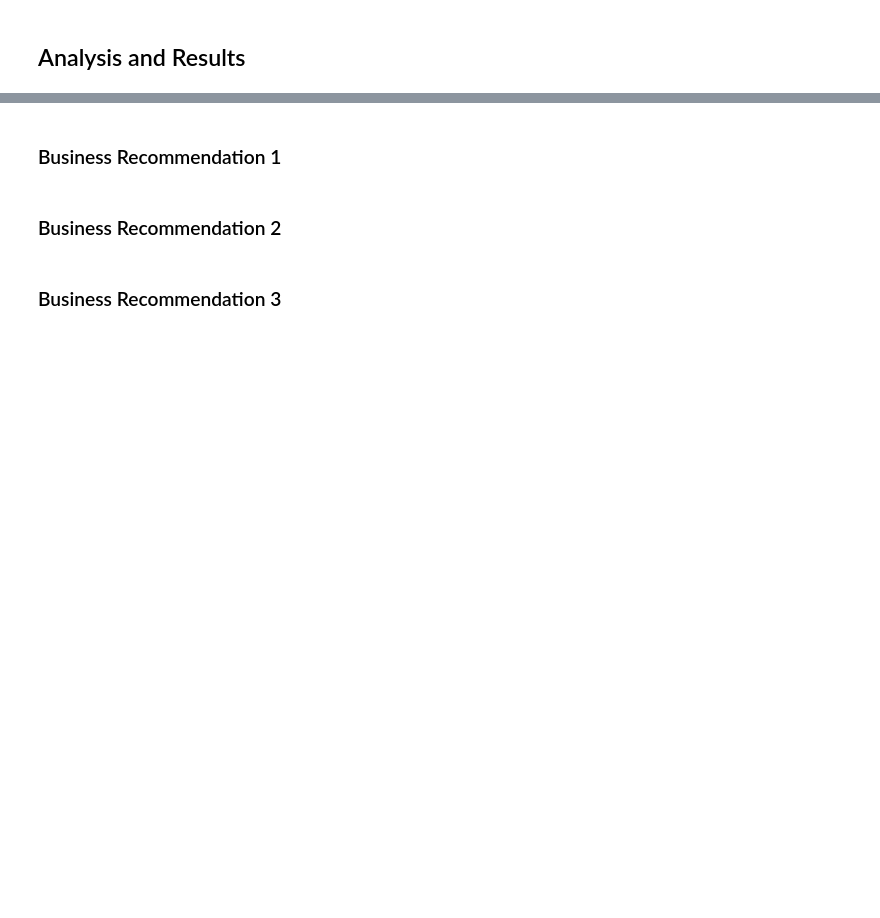
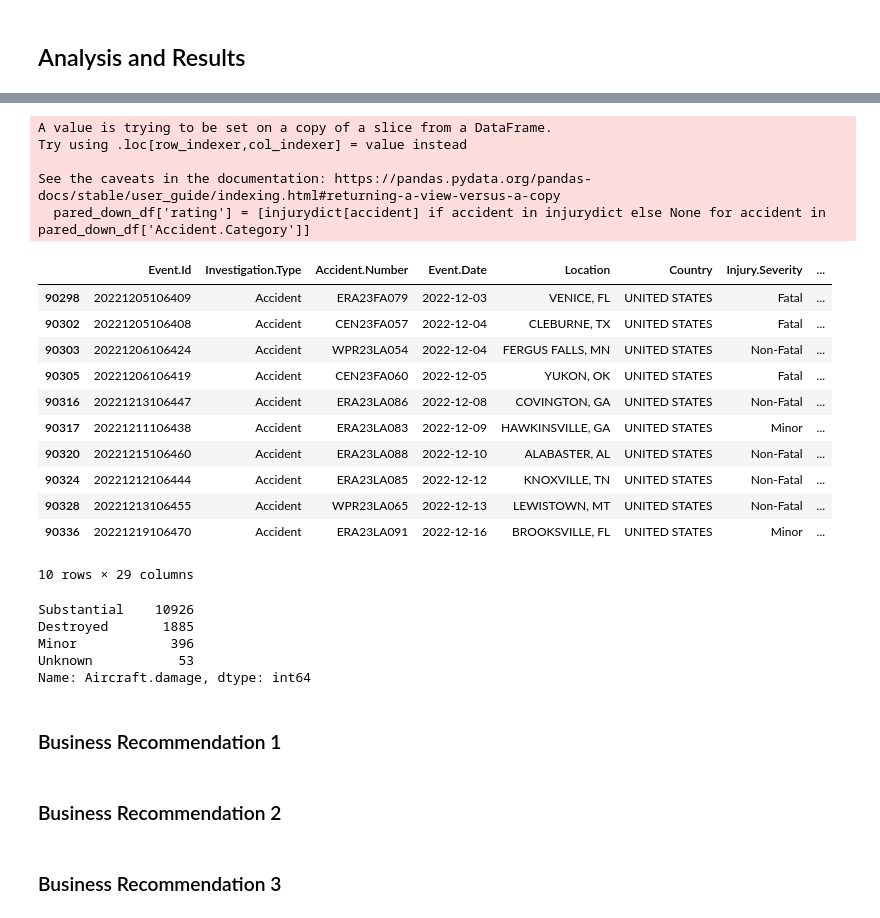
Before and after one commit to falloutb1tch/AvionicSafetyReport, a Jupyter notebook: Final.ipynb, the cells around one changed output, grey strips where cells are left out. Drawn from its saved outputs; the diff is of its cells as text; code cells hidden in the pictures; blank space fills up the shorter version.

```diff
--- a/Final.ipynb
+++ b/Final.ipynb
@@ -625,0 +630,8 @@ pared_down_df['Injury.Severity'].isna().sum()
+# %%
+for index, row in pared_down_df.iterrows():
+    if row['Total.Fatal.Injuries'] > 0:
+        pared_down_df.loc[index, 'Accident.Category'] = 'Fatal'
+    elif row['Total.Serious.Injuries'] > 0:
+        pared_down_df.loc[index, 'Accident.Category'] = 'Serious'
+    else:
+        pared_down_df.loc[index, 'Accident.Category'] = 'Minor'
@@ -625,0 +649,2 @@ pared_down_df['Injury.Severity'].isna().sum()
+# %%
+pared_down_df = pared_down_df.dropna(subset=['Aircraft.damage'])
@@ -625,0 +659,2 @@ pared_down_df['Injury.Severity'].isna().sum()
+# %%
+pared_down_df = pared_down_df[pared_down_df['Aircraft.damage']]
@@ -631,3 +665,38 @@ TypeError: 'method' object is not subscriptable
+# %%
+InjurySeverity=['Minor', 'Serious', 'Fatal']
+InjuryRating=[1,2,3]
+injurydict=dict(zip(InjurySeverity,InjuryRating))
+
+
+
+pared_down_df['rating'] = [injurydict[accident] if accident in injurydict else None for accident in pared_down_df['Accident.Category']]
+pared_down_df.tail(10)
+# %% [output]
+A value is trying to be set on a copy of a slice from a DataFrame.
+Try using .loc[row_indexer,col_indexer] = value instead
+
+See the caveats in the documentation: https://pandas.pydata.org/pandas-docs/stable/user_guide/indexing.html#returning-a-view-versus-a-copy
+  pared_down_df['rating'] = [injurydict[accident] if accident in injurydict else None for accident in pared_down_df['Accident.Category']]
+|  | Event.Id | Investigation.Type | Accident.Number | Event.Date | Location | Country | Injury.Severity | ... |
+| 90298 | 20221205106409 | Accident | ERA23FA079 | 2022-12-03 | VENICE, FL | UNITED STATES | Fatal | ... |
+| 90302 | 20221205106408 | Accident | CEN23FA057 | 2022-12-04 | CLEBURNE, TX | UNITED STATES | Fatal | ... |
+| 90303 | 20221206106424 | Accident | WPR23LA054 | 2022-12-04 | FERGUS FALLS, MN | UNITED STATES | Non-Fatal | ... |
+| 90305 | 20221206106419 | Accident | CEN23FA060 | 2022-12-05 | YUKON, OK | UNITED STATES | Fatal | ... |
+| 90316 | 20221213106447 | Accident | ERA23LA086 | 2022-12-08 | COVINGTON, GA | UNITED STATES | Non-Fatal | ... |
+| 90317 | 20221211106438 | Accident | ERA23LA083 | 2022-12-09 | HAWKINSVILLE, GA | UNITED STATES | Minor | ... |
+| 90320 | 20221215106460 | Accident | ERA23LA088 | 2022-12-10 | ALABASTER, AL | UNITED STATES | Non-Fatal | ... |
+| 90324 | 20221212106444 | Accident | ERA23LA085 | 2022-12-12 | KNOXVILLE, TN | UNITED STATES | Non-Fatal | ... |
+| 90328 | 20221213106455 | Accident | WPR23LA065 | 2022-12-13 | LEWISTOWN, MT | UNITED STATES | Non-Fatal | ... |
+| 90336 | 20221219106470 | Accident | ERA23LA091 | 2022-12-16 | BROOKSVILLE, FL | UNITED STATES | Minor | ... |
+10 rows × 29 columns
+# %%
+pared_down_df['Aircraft.damage'].value_counts()
+# %% [output]
+Substantial    10926
+Destroyed       1885
+Minor            396
+Unknown           53
+Name: Aircraft.damage, dtype: int64
 # %% [markdown]
 ### Business Recommendation 1
 # %% [markdown]
```
Also changed, not shown: parts of 13 cells of this notebook.
